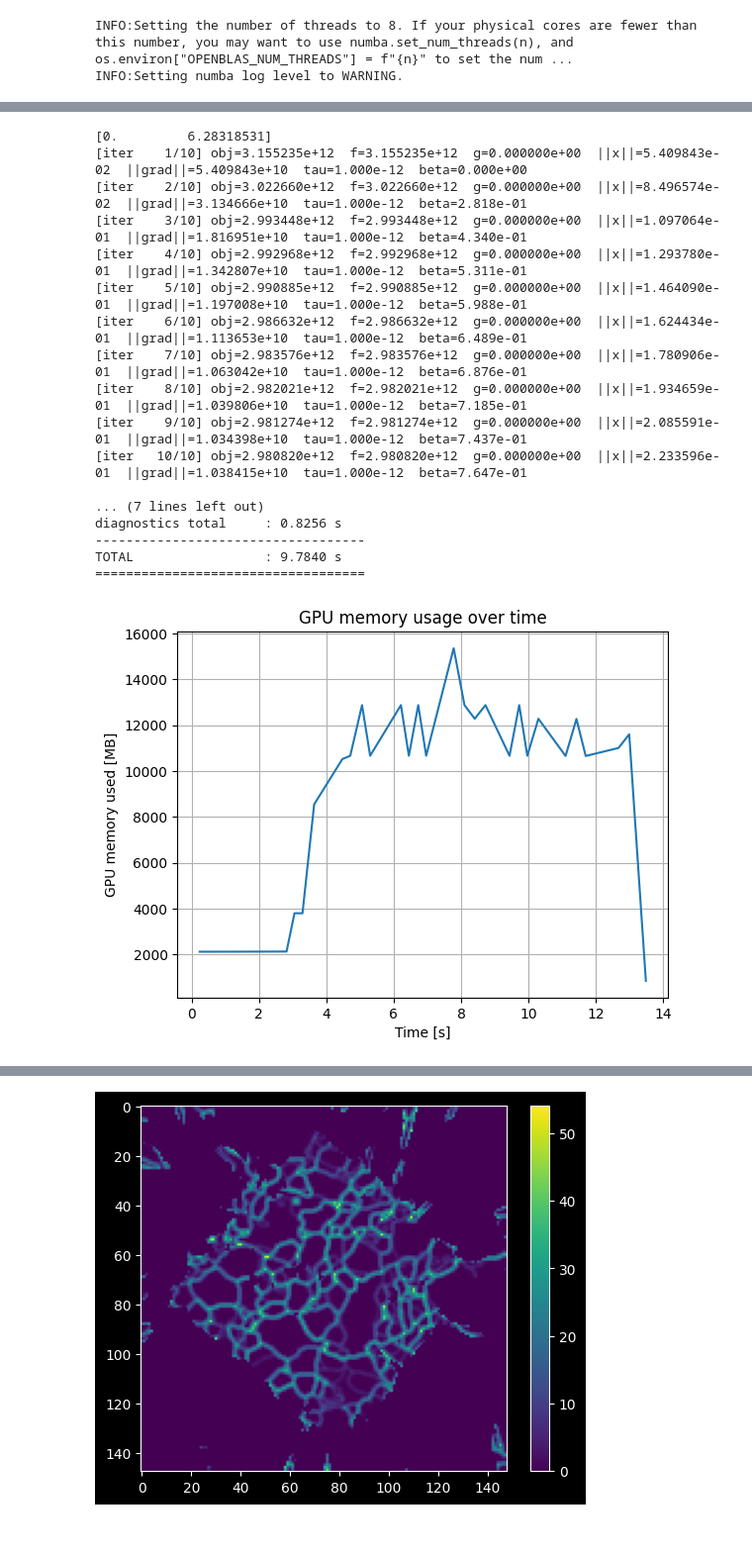
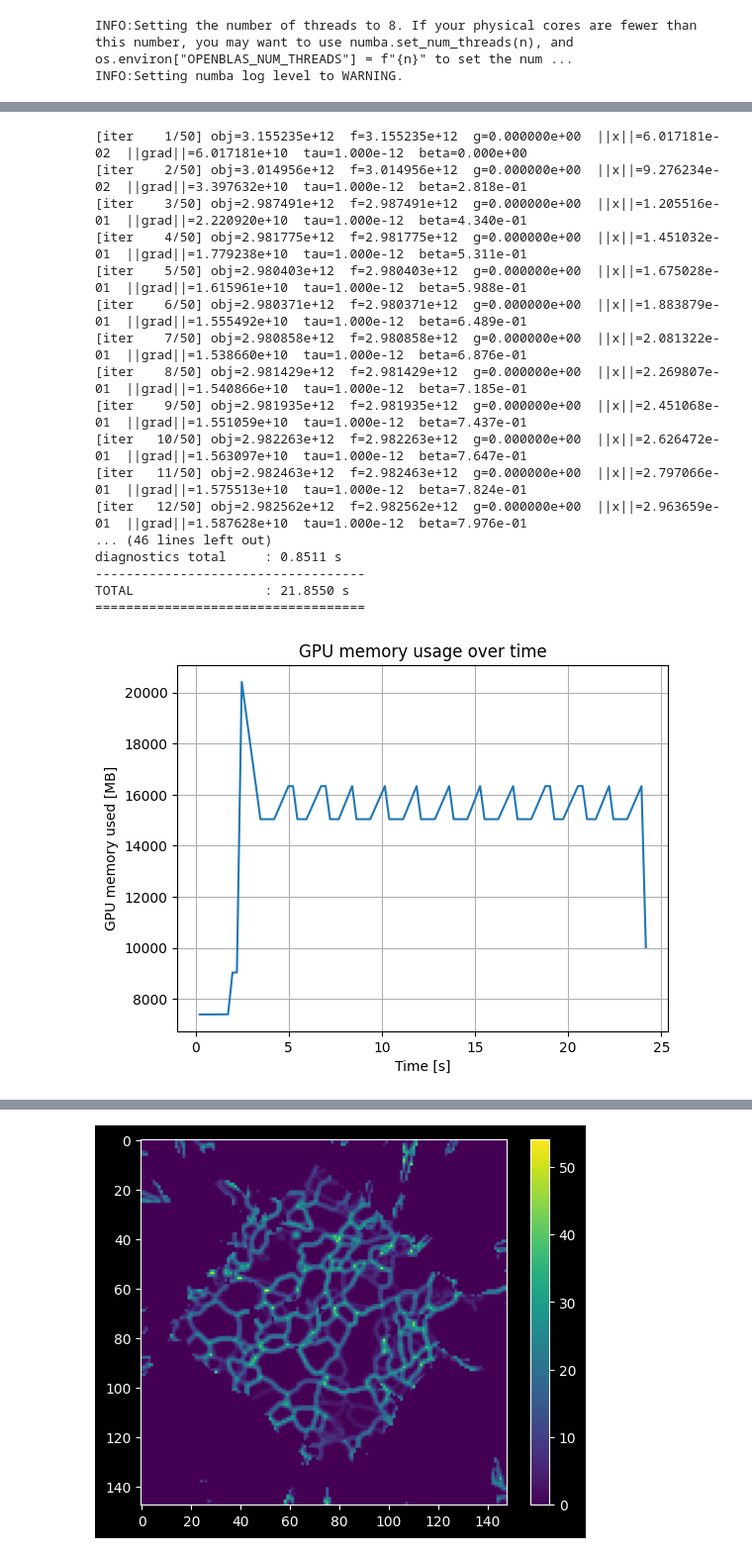
Before and after one commit to msaca-okse/basis_adaptive_textom, a Jupyter notebook: testing/texture_analysis.ipynb, the cells around one changed output, grey strips where cells are left out. Shown: that part at 99% size. Saved outputs shown, nothing was run; the diff lists cells and outputs as text; code cells hidden in the pictures.

```diff
--- a/testing/texture_analysis.ipynb
+++ b/testing/texture_analysis.ipynb
@@ -57,9 +56,12 @@ peak_width = cfg['peak_width']
 datapath = cfg["datapath"]
 filename_integrated = cfg["integrated_file"]
 cif_path = cfg["cif_path"]
-#reflections_folder = cfg["reflections_folder"]
 cor_offset = cfg["cor_offset"]
 N_seg = N_theta*N_chi
+wavelength_kev = cfg['wavelength']
+min_two_theta = cfg['min_two_theta']
+max_two_theta = cfg['max_two_theta']
+reflection_cutoff = cfg['reflection_cutoff']
 # %%
 datapath_ = '/dtu/3d-imaging-center/projects/2025_QIM_BlackBeauty/raw_data_extern/raw_data_aluminum_rod/'
 
@@ -155,6 +176,8 @@ gpu_log.start()
 
 op = PFO_OPENCL_BATCHED(
         cfg = cfg,
+        materials=materials,
+        grids=grids,
         two_thetas = two_theta,
         verbose=False)
 
@@ -170,55 +193,55 @@ x0_gpu = clarray.zeros(
 
 out_cpu = np.ascontiguousarray(
     all_data_reshaped,
     dtype=np.float32
 )
 out_gpu = clarray.to_device(queue, out_cpu)
 assert out_gpu.flags.c_contiguous
 op.set_pf_batch_max_gb(3.0)
 # l1 constant: 1e7
 # tv constant: 2e-6
 # L constant for l1: 5e11
 solver = FISTAHuberOpenCL(op, prox_kind="nonneg", lam=1e5, L=1e12, huber_delta=4000)
 
 
-x_sol_gpu = solver.run(x0_gpu, out_gpu, niter=10, verbose=1, diagnostics_interval=1)
+x_sol_gpu = solver.run(x0_gpu, out_gpu, niter=50, verbose=1, diagnostics_interval=1)
 coeffs = x_sol_gpu.get().transpose((0,1,2))[::-1,::-1]
-op.free_memory()
-del x_sol_gpu
-del out_gpu
-del x0_gpu
-gc.collect()
+#op.free_memory()
+#del x_sol_gpu
+#del out_gpu
+#del x0_gpu
+#gc.collect()
 
 gpu_log.stop()
 
 t, mem = gpu_log.as_arrays()
 import matplotlib.pyplot as plt
 
 plt.plot(t, mem)
 plt.xlabel("Time [s]")
 plt.ylabel("GPU memory used [MB]")
 plt.title("GPU memory usage over time")
 plt.grid(True)
 plt.show()
 # %% [output]
-[0.         6.28318531]
-[iter    1/10] obj=3.155235e+12  f=3.155235e+12  g=0.000000e+00  ||x||=5.409843e-02  ||grad||=5.409843e+10  tau=1.000e-12  beta=0.000e+00
-[iter    2/10] obj=3.022660e+12  f=3.022660e+12  g=0.000000e+00  ||x||=8.496574e-02  ||grad||=3.134666e+10  tau=1.000e-12  beta=2.818e-01
-[iter    3/10] obj=2.993448e+12  f=2.993448e+12  g=0.000000e+00  ||x||=1.097064e-01  ||grad||=1.816951e+10  tau=1.000e-12  beta=4.340e-01
-[iter    4/10] obj=2.992968e+12  f=2.992968e+12  g=0.000000e+00  ||x||=1.293780e-01  ||grad||=1.342807e+10  tau=1.000e-12  beta=5.311e-01
-[iter    5/10] obj=2.990885e+12  f=2.990885e+12  g=0.000000e+00  ||x||=1.464090e-01  ||grad||=1.197008e+10  tau=1.000e-12  beta=5.988e-01
-[iter    6/10] obj=2.986632e+12  f=2.986632e+12  g=0.000000e+00  ||x||=1.624434e-01  ||grad||=1.113653e+10  tau=1.000e-12  beta=6.489e-01
-[iter    7/10] obj=2.983576e+12  f=2.983576e+12  g=0.000000e+00  ||x||=1.780906e-01  ||grad||=1.063042e+10  tau=1.000e-12  beta=6.876e-01
-[iter    8/10] obj=2.982021e+12  f=2.982021e+12  g=0.000000e+00  ||x||=1.934659e-01  ||grad||=1.039806e+10  tau=1.000e-12  beta=7.185e-01
-[iter    9/10] obj=2.981274e+12  f=2.981274e+12  g=0.000000e+00  ||x||=2.085591e-01  ||grad||=1.034398e+10  tau=1.000e-12  beta=7.437e-01
-[iter   10/10] obj=2.980820e+12  f=2.980820e+12  g=0.000000e+00  ||x||=2.233596e-01  ||grad||=1.038415e+10  tau=1.000e-12  beta=7.647e-01
-
-... (7 lines left out)
-diagnostics total     : 0.8256 s
+[iter    1/50] obj=3.155235e+12  f=3.155235e+12  g=0.000000e+00  ||x||=6.017181e-02  ||grad||=6.017181e+10  tau=1.000e-12  beta=0.000e+00
+[iter    2/50] obj=3.014956e+12  f=3.014956e+12  g=0.000000e+00  ||x||=9.276234e-02  ||grad||=3.397632e+10  tau=1.000e-12  beta=2.818e-01
+[iter    3/50] obj=2.987491e+12  f=2.987491e+12  g=0.000000e+00  ||x||=1.205516e-01  ||grad||=2.220920e+10  tau=1.000e-12  beta=4.340e-01
+[iter    4/50] obj=2.981775e+12  f=2.981775e+12  g=0.000000e+00  ||x||=1.451032e-01  ||grad||=1.779238e+10  tau=1.000e-12  beta=5.311e-01
+[iter    5/50] obj=2.980403e+12  f=2.980403e+12  g=0.000000e+00  ||x||=1.675028e-01  ||grad||=1.615961e+10  tau=1.000e-12  beta=5.988e-01
+[iter    6/50] obj=2.980371e+12  f=2.980371e+12  g=0.000000e+00  ||x||=1.883879e-01  ||grad||=1.555492e+10  tau=1.000e-12  beta=6.489e-01
+[iter    7/50] obj=2.980858e+12  f=2.980858e+12  g=0.000000e+00  ||x||=2.081322e-01  ||grad||=1.538660e+10  tau=1.000e-12  beta=6.876e-01
+[iter    8/50] obj=2.981429e+12  f=2.981429e+12  g=0.000000e+00  ||x||=2.269807e-01  ||grad||=1.540866e+10  tau=1.000e-12  beta=7.185e-01
+[iter    9/50] obj=2.981935e+12  f=2.981935e+12  g=0.000000e+00  ||x||=2.451068e-01  ||grad||=1.551059e+10  tau=1.000e-12  beta=7.437e-01
+[iter   10/50] obj=2.982263e+12  f=2.982263e+12  g=0.000000e+00  ||x||=2.626472e-01  ||grad||=1.563097e+10  tau=1.000e-12  beta=7.647e-01
+[iter   11/50] obj=2.982463e+12  f=2.982463e+12  g=0.000000e+00  ||x||=2.797066e-01  ||grad||=1.575513e+10  tau=1.000e-12  beta=7.824e-01
+[iter   12/50] obj=2.982562e+12  f=2.982562e+12  g=0.000000e+00  ||x||=2.963659e-01  ||grad||=1.587628e+10  tau=1.000e-12  beta=7.976e-01
+... (46 lines left out)
+diagnostics total     : 0.8511 s
 -----------------------------------
-TOTAL                 : 9.7840 s
+TOTAL                 : 21.8550 s
 ===================================
-[figure, old version]
+[figure, new version]
 # %%
 plt.imshow(coeffs.sum(axis=-1))
 # %% [output]
```
Also changed, not shown: parts of 12 cells of this notebook, 6 other files.
